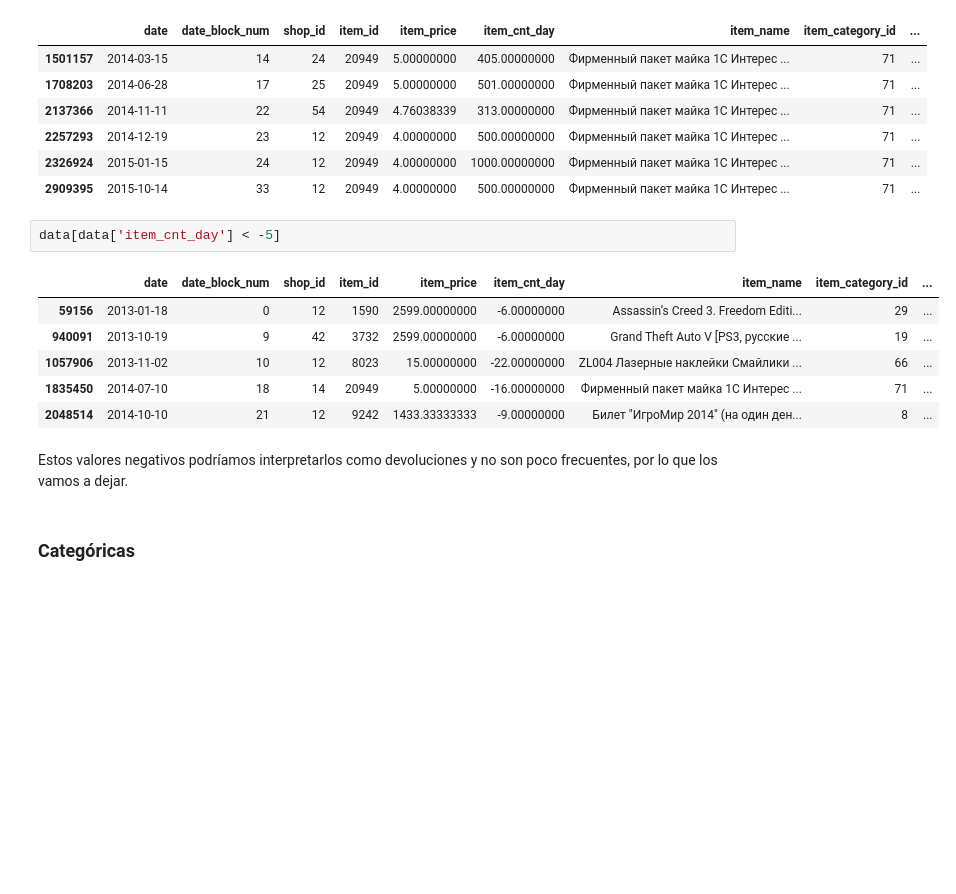
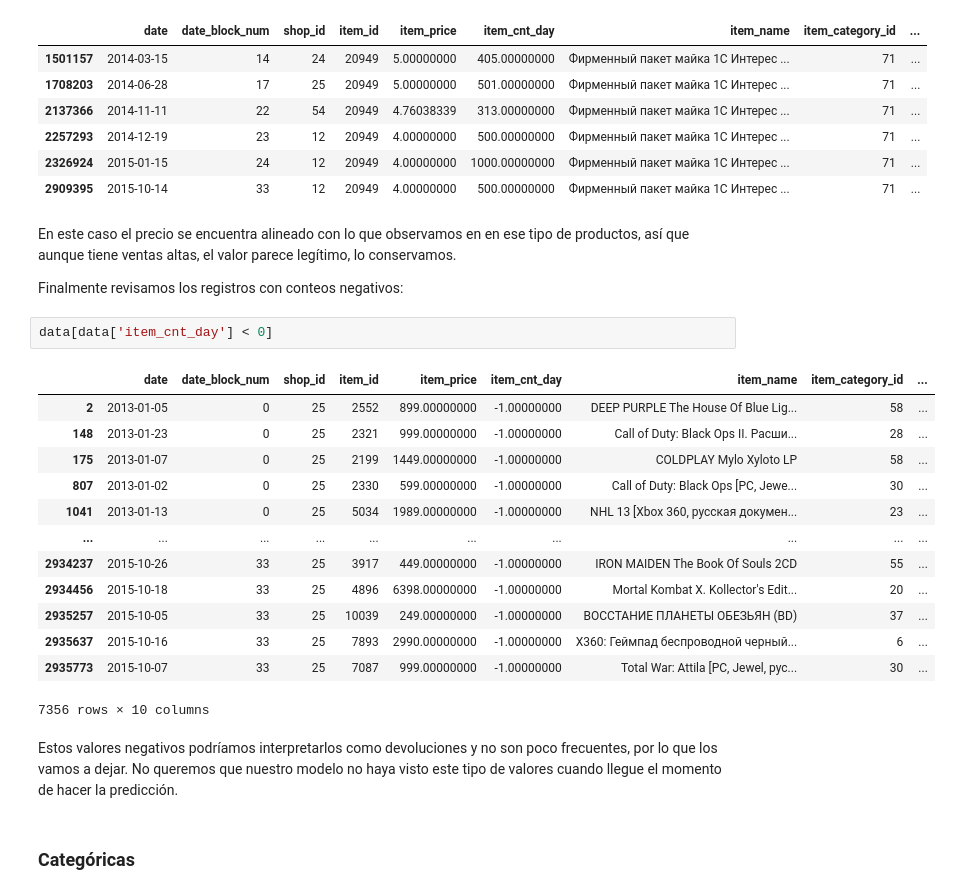
Before and after one commit to karlanalytik/demand-forecasting-model, a Jupyter notebook: forecast_predict_model.ipynb, the cells around one changed output. Drawn from its saved outputs; the diff is of its cells as text; blank space fills up the shorter version.

```diff
--- a/forecast_predict_model.ipynb
+++ b/forecast_predict_model.ipynb
@@ -526,17 +608,28 @@ data[(data['item_id'] == 20949) & (data['item_cnt_day'] > 300)]
 | 2257293 | 2014-12-19 | 23 | 12 | 20949 | 4.00000000 | 500.00000000 | Фирменный пакет майка 1С Интерес ... | 71 | ... |
 | 2326924 | 2015-01-15 | 24 | 12 | 20949 | 4.00000000 | 1000.00000000 | Фирменный пакет майка 1С Интерес ... | 71 | ... |
 | 2909395 | 2015-10-14 | 33 | 12 | 20949 | 4.00000000 | 500.00000000 | Фирменный пакет майка 1С Интерес ... | 71 | ... |
+# %% [markdown]
+En este caso el precio se encuentra alineado con lo que observamos en en ese tipo de productos, así que aunque tiene ventas altas, el valor parece legítimo, lo conservamos.
+
+Finalmente revisamos los registros con conteos negativos:
 # %%
-data[data['item_cnt_day'] < -5]
+data[data['item_cnt_day'] < 0]
 # %% [output]
 |  | date | date_block_num | shop_id | item_id | item_price | item_cnt_day | item_name | item_category_id | ... |
-| 59156 | 2013-01-18 | 0 | 12 | 1590 | 2599.00000000 | -6.00000000 | Assassin’s Creed 3. Freedom Editi... | 29 | ... |
-| 940091 | 2013-10-19 | 9 | 42 | 3732 | 2599.00000000 | -6.00000000 | Grand Theft Auto V [PS3, русские ... | 19 | ... |
-| 1057906 | 2013-11-02 | 10 | 12 | 8023 | 15.00000000 | -22.00000000 | ZL004 Лазерные наклейки Смайлики ... | 66 | ... |
-| 1835450 | 2014-07-10 | 18 | 14 | 20949 | 5.00000000 | -16.00000000 | Фирменный пакет майка 1С Интерес ... | 71 | ... |
-| 2048514 | 2014-10-10 | 21 | 12 | 9242 | 1433.33333333 | -9.00000000 | Билет "ИгроМир 2014" (на один ден... | 8 | ... |
+| 2 | 2013-01-05 | 0 | 25 | 2552 | 899.00000000 | -1.00000000 | DEEP PURPLE The House Of Blue Lig... | 58 | ... |
+| 148 | 2013-01-23 | 0 | 25 | 2321 | 999.00000000 | -1.00000000 | Call of Duty: Black Ops II. Расши... | 28 | ... |
+| 175 | 2013-01-07 | 0 | 25 | 2199 | 1449.00000000 | -1.00000000 | COLDPLAY Mylo Xyloto LP | 58 | ... |
+| 807 | 2013-01-02 | 0 | 25 | 2330 | 599.00000000 | -1.00000000 | Call of Duty: Black Ops [PC, Jewe... | 30 | ... |
+| 1041 | 2013-01-13 | 0 | 25 | 5034 | 1989.00000000 | -1.00000000 | NHL 13 [Xbox 360, русская докумен... | 23 | ... |
+| ... | ... | ... | ... | ... | ... | ... | ... | ... | ... |
+| 2934237 | 2015-10-26 | 33 | 25 | 3917 | 449.00000000 | -1.00000000 | IRON MAIDEN The Book Of Souls 2CD | 55 | ... |
+| 2934456 | 2015-10-18 | 33 | 25 | 4896 | 6398.00000000 | -1.00000000 | Mortal Kombat X. Kollector's Edit... | 20 | ... |
+| 2935257 | 2015-10-05 | 33 | 25 | 10039 | 249.00000000 | -1.00000000 | ВОССТАНИЕ ПЛАНЕТЫ ОБЕЗЬЯН (BD) | 37 | ... |
+| 2935637 | 2015-10-16 | 33 | 25 | 7893 | 2990.00000000 | -1.00000000 | X360: Геймпад беспроводной черный... | 6 | ... |
+| 2935773 | 2015-10-07 | 33 | 25 | 7087 | 999.00000000 | -1.00000000 | Total War: Attila [PC, Jewel, рус... | 30 | ... |
+7356 rows × 10 columns
 # %% [markdown]
-Estos valores negativos podríamos interpretarlos como devoluciones y no son poco frecuentes, por lo que los vamos a dejar.
+Estos valores negativos podríamos interpretarlos como devoluciones y no son poco frecuentes, por lo que los vamos a dejar. No queremos que nuestro modelo no haya visto este tipo de valores cuando llegue el momento de hacer la predicción.
 # %% [markdown]
 ### Categóricas
 # %% [markdown]
```
Also changed, not shown: parts of 113 cells of this notebook, 8 other files.
